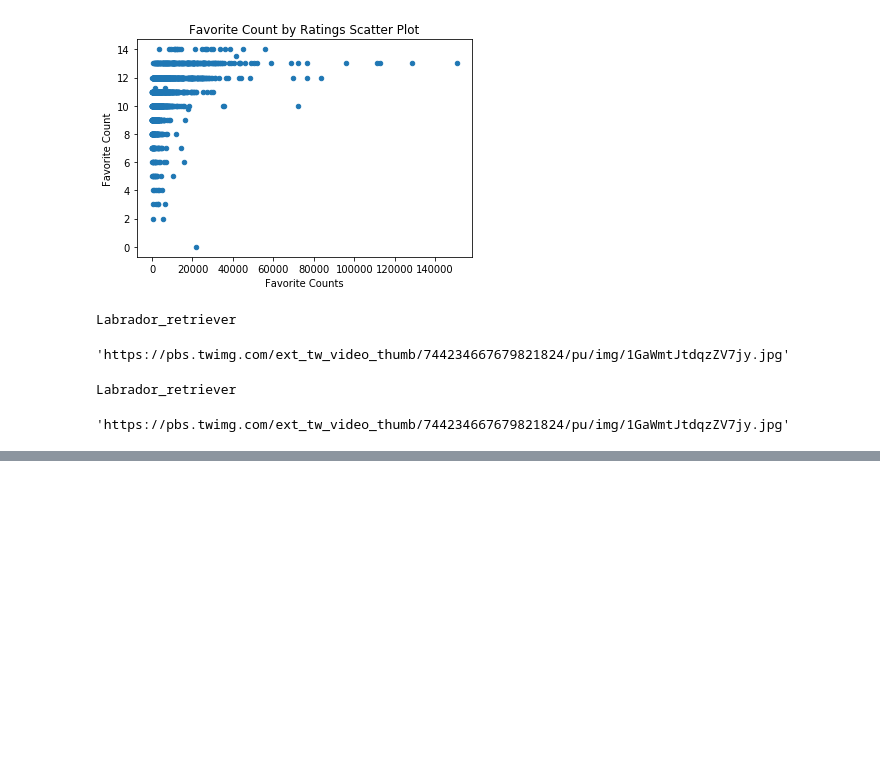
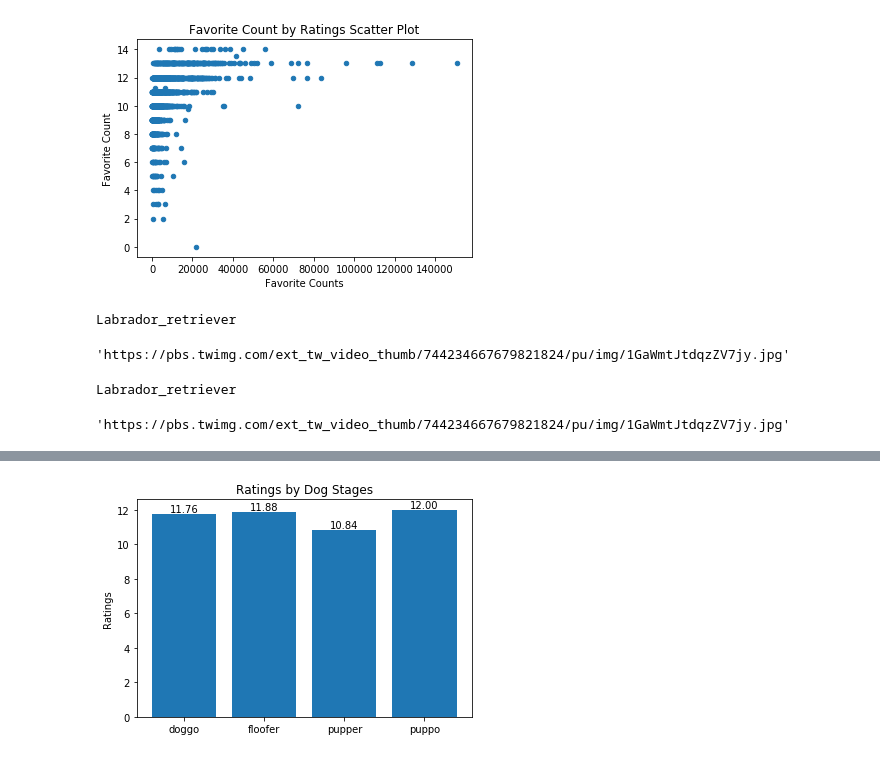
Before and after one commit to jihys/udacity-dataanlysis-project3, a Jupyter notebook: act_report.ipynb, the cells around one changed output, grey strips where cells are left out. Drawn from its saved outputs; the diff is of its cells as text; code cells hidden in the pictures; blank space fills up the shorter version.

```diff
--- a/act_report.ipynb
+++ b/act_report.ipynb
@@ -143,0 +169,18 @@ Labrador_retriever
+# %%
+names=['doggo','floofer','pupper','puppo']
+plt.bar(names,ratings_by_stage)
+plt.title('Ratings by Dog Stages')
+plt.ylabel('Ratings')
+for x,y in zip(names,ratings_by_stage):
+
+    label = "{:.2f}".format(y)
+
+    plt.annotate(label, # this is the text
+                 (x,y), # this is the point to label
+                 textcoords="offset points", # how to position the text
+                 xytext=(0,2), # distance from text to points (x,y)
+                 ha='center') # horizontal alignment can be left, right or center
+
+plt.show();
+# %% [output]
+[figure, added]
```
Also changed, not shown: parts of 5 cells of this notebook, 4 other files.
